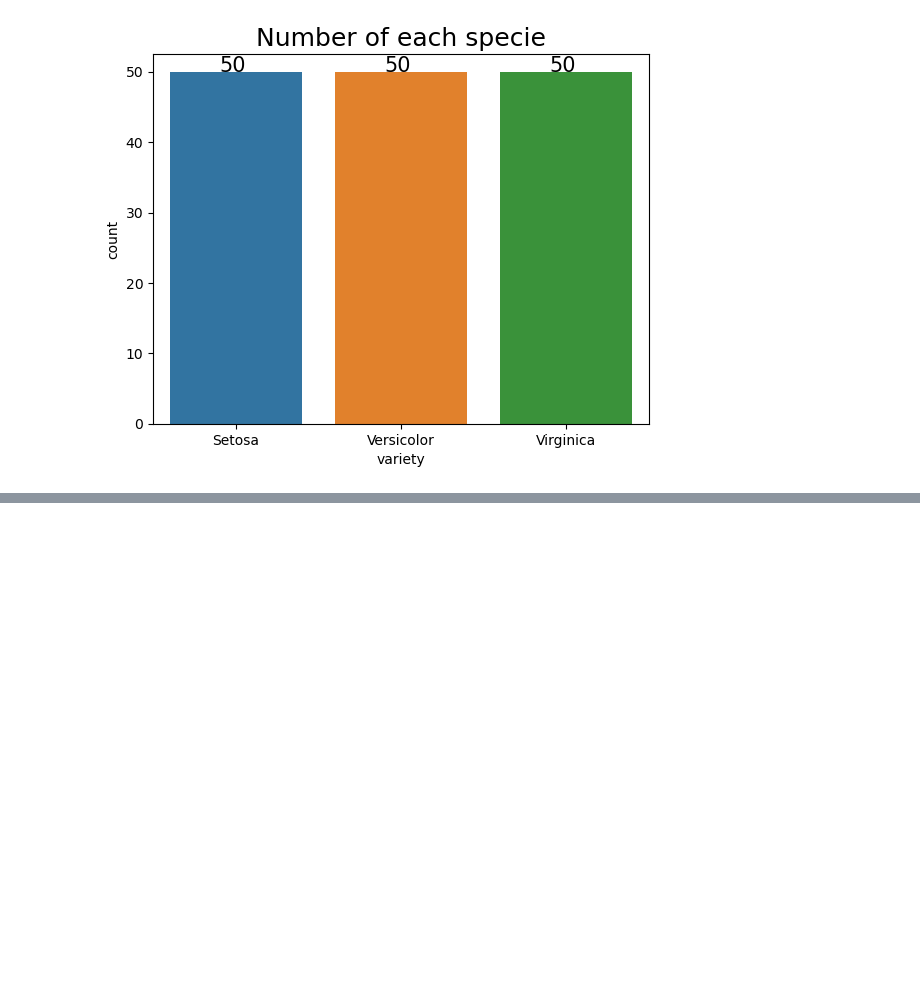
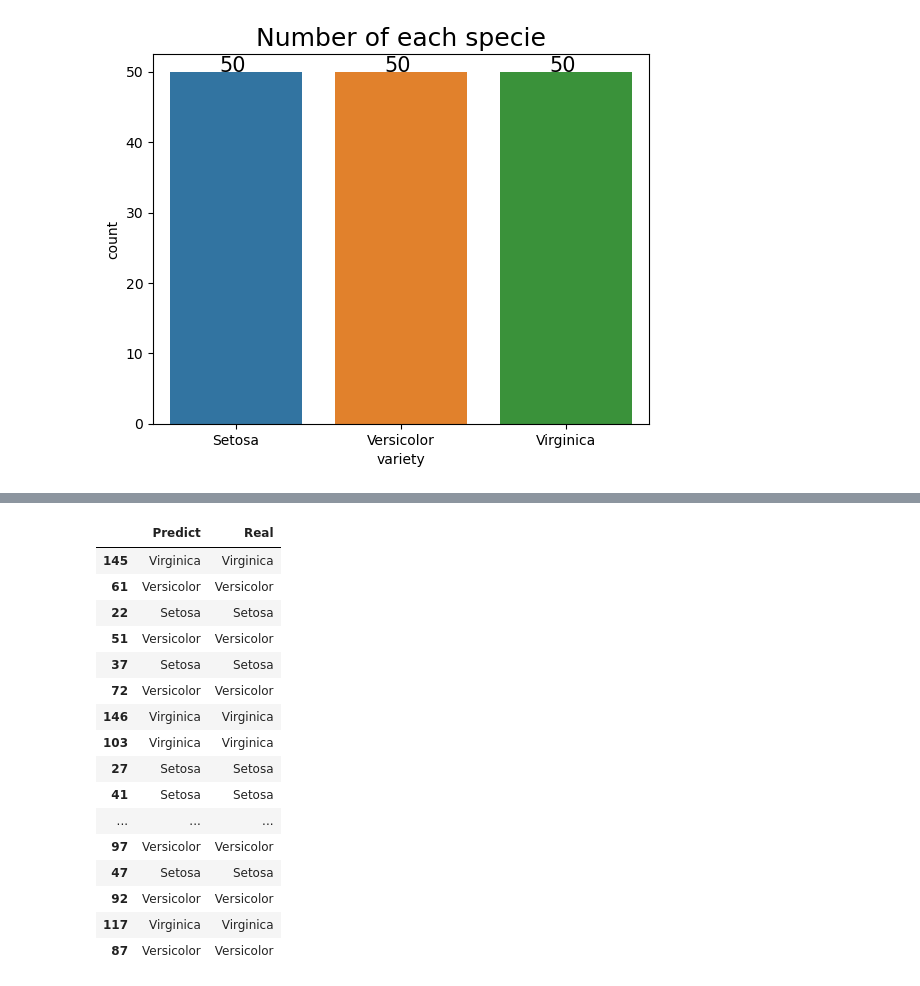
Before and after one commit to IgorEisenlohr/DataScience, a Jupyter notebook: Iris.ipynb, the cells around one changed output, grey strips where cells are left out. Drawn from its saved outputs; the diff is of its cells as text; code cells hidden in the pictures; blank space fills up the shorter version.

```diff
--- a/Iris.ipynb
+++ b/Iris.ipynb
@@ -70,0 +126,21 @@ for p in ax.patches:
+# %%
+pd.DataFrame({'Predict':y_pred,
+             'Real': y_test})
+# %% [output]
+|  | Predict | Real |
+| 145 | Virginica | Virginica |
+| 61 | Versicolor | Versicolor |
+| 22 | Setosa | Setosa |
+| 51 | Versicolor | Versicolor |
+| 37 | Setosa | Setosa |
+| 72 | Versicolor | Versicolor |
+| 146 | Virginica | Virginica |
+| 103 | Virginica | Virginica |
+| 27 | Setosa | Setosa |
+| 41 | Setosa | Setosa |
+| ... | ... | ... |
+| 97 | Versicolor | Versicolor |
+| 47 | Setosa | Setosa |
+| 92 | Versicolor | Versicolor |
+| 117 | Virginica | Virginica |
+| 87 | Versicolor | Versicolor |
```
Also changed, not shown: parts of 12 cells of this notebook.
